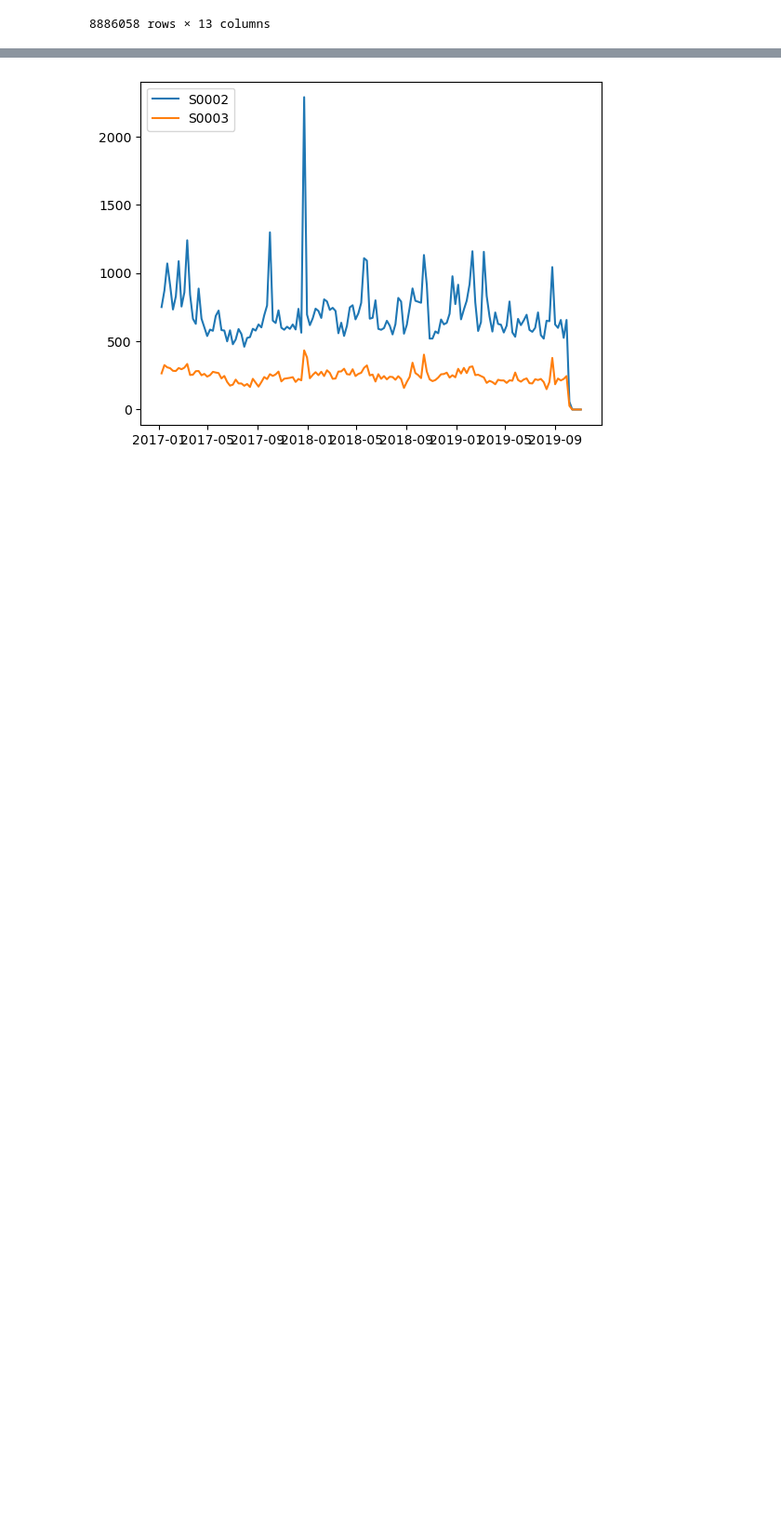
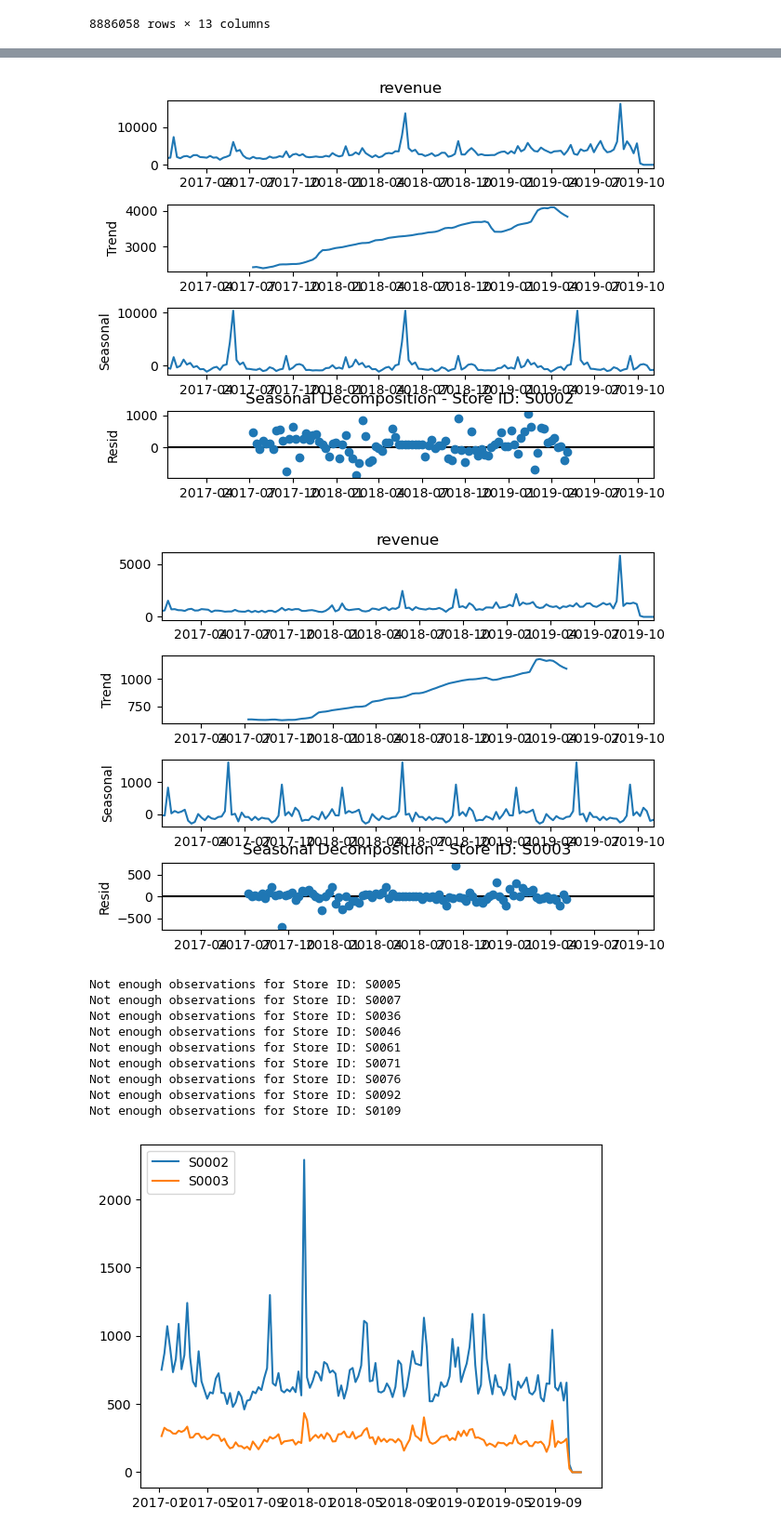
Before and after one commit to TIVEAA/Project_II, a Jupyter notebook: Project_II.ipynb, the cells around one changed output, grey strips where cells are left out. Shown at 93% size. Saved outputs shown, nothing was run; the diff lists cells and outputs as text; code cells hidden in the pictures; blank space fills up the shorter version.

```diff
--- a/Project_II.ipynb
+++ b/Project_II.ipynb
@@ -46,2 +46,3 @@ sales_grouped
 # %%
+sales['date'] = pd.to_datetime(sales['date'])
 sales_grouped_v2 = sales_grouped.set_index("date")
@@ -47,0 +62,6 @@ sales_grouped_v2 = sales_grouped.set_index("date")
+# %%
+store_id = "S0002"
+
+# Filter the data for the specific store ID
+df_store = sales_grouped[sales_grouped['store_id'] == store_id]
+print(len(df_store))
@@ -47,0 +70,4 @@ sales_grouped_v2 = sales_grouped.set_index("date")
+# %%
+# Get unique store IDs
+store_ids = sales['store_id'].unique()
+store_ids
@@ -48,3 +85,42 @@ sales_grouped_v2 = sales_grouped.set_index("date")
+# %%
+import statsmodels.api as sm
+from statsmodels.tsa.seasonal import seasonal_decompose
+import matplotlib.pyplot as plt
+
+# List of store IDs to plot
+stores_to_plot = ['S0002', 'S0003']
+
+# Perform seasonal decomposition for each store ID
+for store_id in store_ids:
+    # Filter the data for the specific store ID
+    df_store = sales_grouped_v2[sales_grouped_v2['store_id'] == store_id]
+
+    # Check if the number of observations is sufficient for decomposition
+    if len(df_store) < 2 * 52:
+        print(f"Not enough observations for Store ID: {store_id}")
+        continue
+
+    # Perform seasonal decomposition for the specific store ID
+    decomposition = seasonal_decompose(df_store['revenue'], model='additive', period=52)
+
+    # Check if the current store ID is in the list of stores to plot
+    if store_id in stores_to_plot:
+        # Plot the decomposition for the selected store ID
+        fig = decomposition.plot()
+        plt.title(f"Seasonal Decomposition - Store ID: {store_id}")
+        plt.show()
+# %% [output]
+[figure, added]
+[figure, added]
+Not enough observations for Store ID: S0005
+Not enough observations for Store ID: S0007
+Not enough observations for Store ID: S0036
+Not enough observations for Store ID: S0046
+Not enough observations for Store ID: S0061
+Not enough observations for Store ID: S0071
+Not enough observations for Store ID: S0076
+Not enough observations for Store ID: S0092
+Not enough observations for Store ID: S0109
 # %%
 plt.plot(sales_grouped_v2[sales_grouped_v2["store_id"] == "S0002"].loc[:,"sales"], label = "S0002")
 plt.plot(sales_grouped_v2[sales_grouped_v2["store_id"] == "S0003"].loc[:,"sales"], label = "S0003")
```
Also changed, not shown: parts of 35 cells of this notebook.
